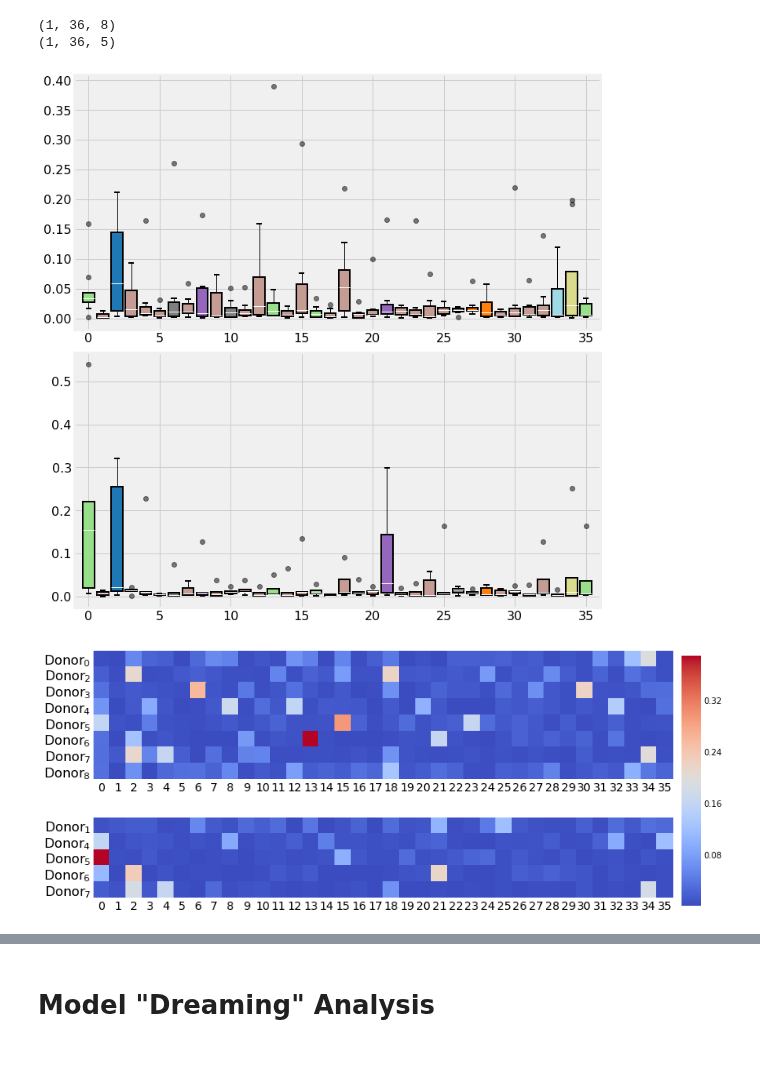
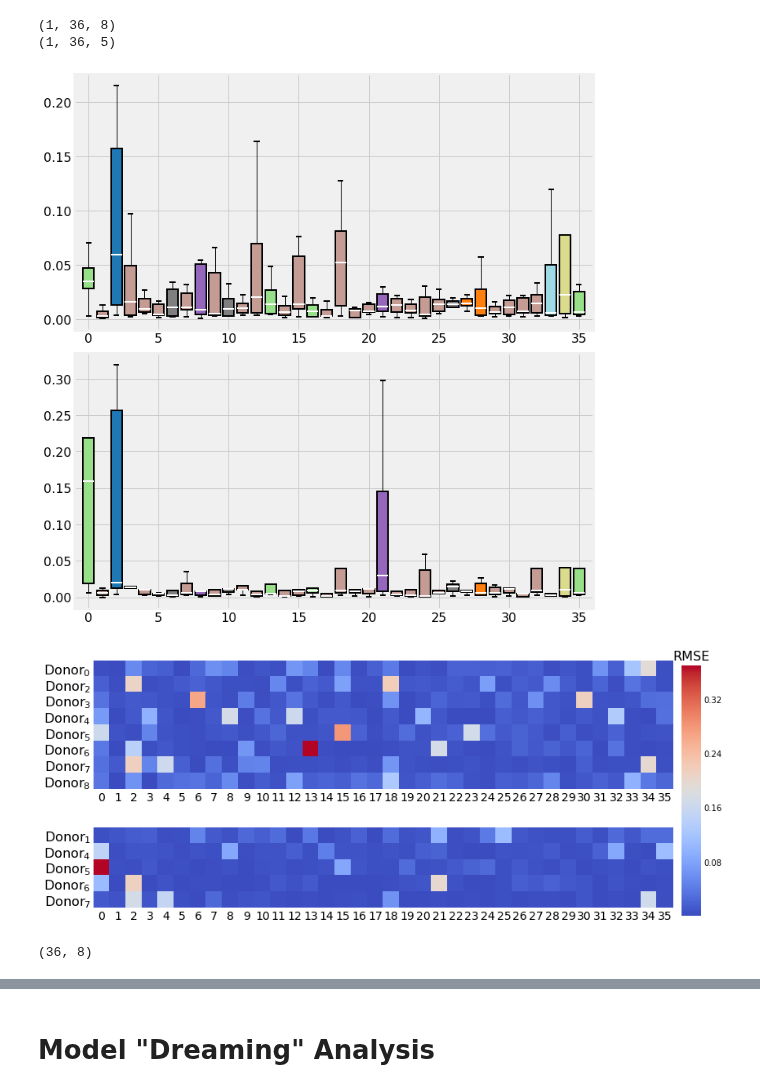
Before and after one commit to michaelwiest/microbiome-rnn, a Jupyter notebook: notebooks/Model Evaluator.ipynb, the cells around one changed output, grey strips where cells are left out. Saved outputs shown, nothing was run; the diff lists cells and outputs as text; code cells hidden in the pictures; blank space fills up the shorter version.

```diff
--- a/notebooks/Model Evaluator.ipynb
+++ b/notebooks/Model Evaluator.ipynb
@@ -245,7 +245,7 @@ Skipping file, 3, because it's of shape: (36, 145)
 Skipping file, 8, because it's of shape: (36, 191)
 # %%
 # Make labels for train and validation data.
-train_labels = ['Donor$_{}$'.format(i) for i in range(len(otu_handler.samples)) if i != 1]
+train_labels = ['Donor$_{}$'.format(i) for i in range(len(otu_handler.samples)) if i != test_index]
 val_labels = ['Donor$_{}$'.format(i) for i in range(len(otu_handler.samples)) if i not in [0, 2, 3, 8]]
 # %%
 
@@ -253,16 +253,17 @@ input_length = 5
 target_length = 30
 teacher_force_frac = 0.5
 test_index = 1 # Skip this one
+num_batches = 10
 t_v_losses = []
 
 # First get train losses.
 for i in range(len(model.otu_handler.train_data)):
-    if i != 1:
+    if i != test_index:
         losses = model.get_intermediate_losses(loss_function,
                                                input_length, target_length, teacher_force_frac,
                                                which_donor=i,
                                               which_sample='train',
-                                              num_batches=25)
+                                              num_batches=num_batches)
         losses = np.expand_dims(losses, axis=-1)
         losses = losses / losses.sum()
         if i == 0:
@@ -277,7 +278,7 @@ for i in range(len(model.otu_handler.val_data)):
                                            input_length, target_length, teacher_force_frac,
                                            which_donor=i,
                                            which_sample='validation',
-                                           num_batches=25)
+                                           num_batches=num_batches)
     losses = np.expand_dims(losses, axis=-1)
     losses = losses / losses.sum()
     if i == 0:
@@ -286,19 +287,21 @@ for i in range(len(model.otu_handler.val_data)):
         all_losses = np.concatenate((all_losses, losses), axis=2)
 t_v_losses.append(all_losses)
 print(all_losses.shape)
-# t_v_losses = np.array(t_v_losses)
 # %% [output]
 (1, 36, 8)
 (1, 36, 5)
 # %%
 # plot the training and validation boxplots.
-train = t_v_losses[0][0].tolist()
-val = t_v_losses[1][0].tolist()
+# train_without_test = t_v_losses[0][0]
+train_list = t_v_losses[0][0].tolist()
+val_list = t_v_losses[1][0].tolist()
 fig, ax = plt.subplots(2, 1, figsize=(10, 10))
 axl = ax.flatten()
+# train_without_test = train[:1] + train[2:]
 
-for i, to_plot in enumerate([train, val]):
-    bp = axl[i].boxplot(to_plot, widths=[0.8] * otu_handler.num_strains, patch_artist=True)
+
+for i, to_plot in enumerate([train_list, val_list]):
+    bp = axl[i].boxplot(to_plot, widths=[0.8] * otu_handler.num_strains, patch_artist=True, showfliers=False)
     axl[i].set_xticks(list(range(1, otu_handler.num_strains + 2))[::5])
     axl[i].set_xticklabels(list(range(otu_handler.num_strains + 1))[::5], fontsize=16)
     axl[i].set_xlim(0, otu_handler.num_strains + 1)
@@ -314,7 +317,7 @@ for i, to_plot in enumerate([train, val]):
 
     ## change color and linewidth of the medians
     for median in bp['medians']:
-        median.set(color='white', linewidth=1)
+        median.set(color='white', linewidth=2)
 
     ## change the style of fliers and their fill
     for flier in bp['fliers']:
@@ -323,20 +326,37 @@ for i, to_plot in enumerate([train, val]):
 plt.tight_layout()
 plt.show()
 # %% [output]
-[figure, old version]
+[figure, new version]
 # %%
 train = t_v_losses[0][0]
 val = t_v_losses[1][0]
 fig, ax = plt.subplots(2, 1, figsize=(11, 5))
 axl = ax.flatten()
 cbar_ax = fig.add_axes([1, 0.1, .03, 0.85])
 
 donor_labels = [train_labels, val_labels]
 for i, to_plot in enumerate([train, val]):
     sns.heatmap(to_plot.T, square=True, cmap='coolwarm', ax=axl[i], cbar=i == 0,
                cbar_ax=None if i else cbar_ax)
     axl[i].set_xticklabels(list(range((to_plot.shape[0]))), fontsize=14)
     axl[i].set_yticklabels(donor_labels[i], fontsize=16, rotation=0)
+
+cbar_ax.set_title("RMSE", fontsize=16)
 plt.tight_layout()
 # %% [output]
-[figure, old version]
+[figure, new version]
+# %%
+# Figure out which donors have the most outlying data.
+percentiles = []
+for i in range(train.shape[0]):
+    percentiles.append(np.percentile(train[i], [25, 50, 75]))
+percentiles = np.array(percentiles)
+
+# Make a boolean of whether or not it's an outlier.
+outliers = np.zeros(train.shape)
+for i in range(train.shape[0]):
+    for j in range(train.shape[1]):
+        outliers[i, j] = (train[i, j] < percentiles[i, 0] or train[i, j] > percentiles[i, 2])
+print(outliers.shape)
+# %% [output]
+(36, 8)
```
Also changed, not shown: parts of 5 cells of this notebook.
